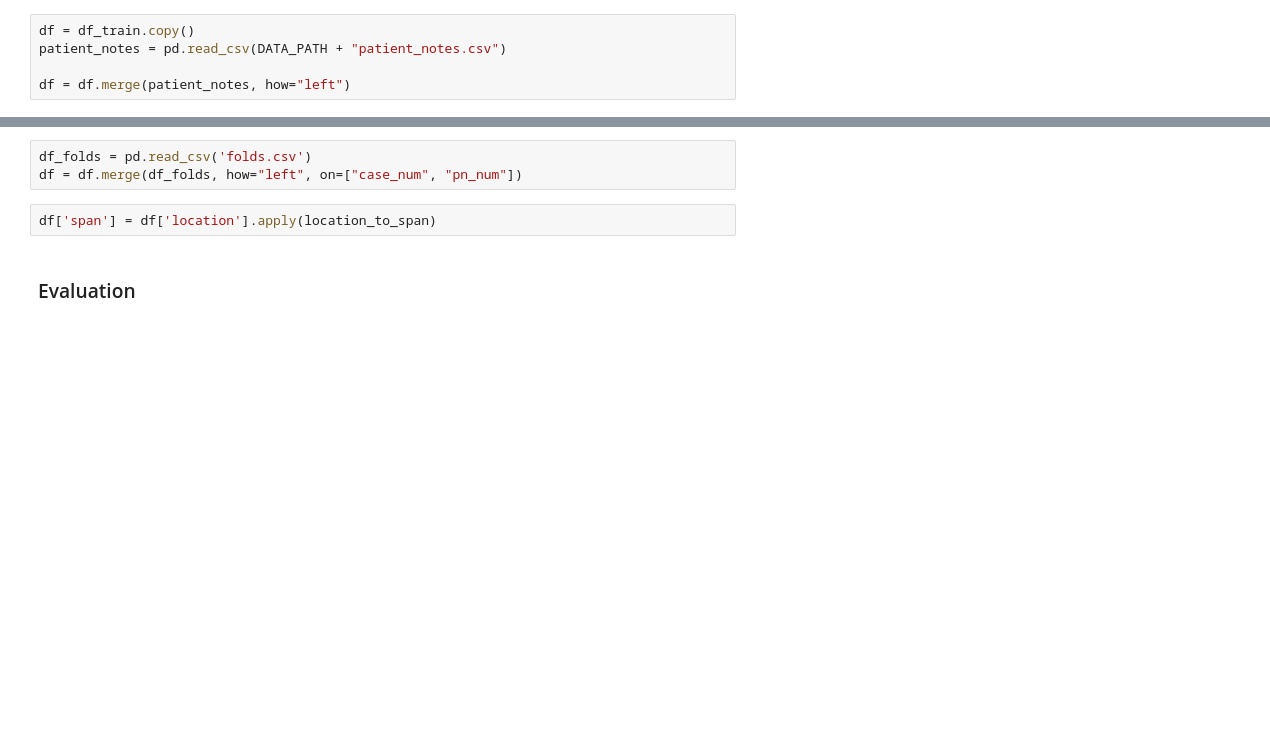
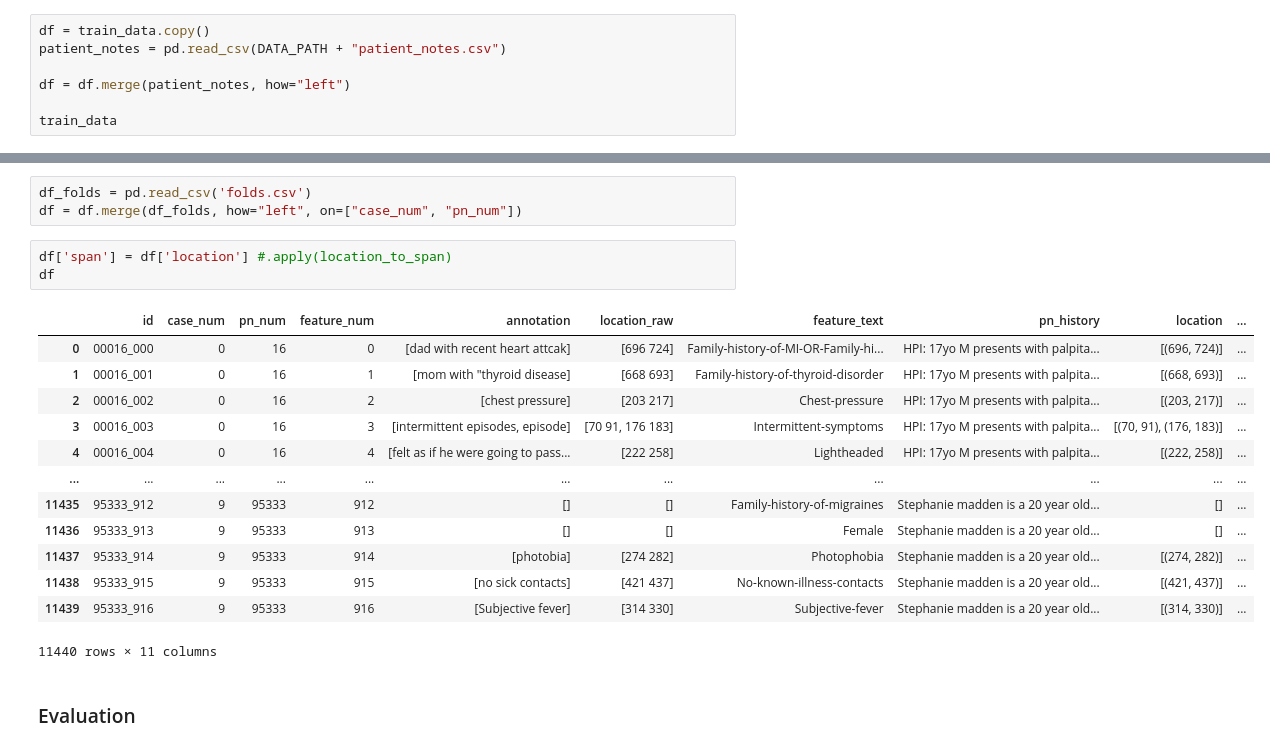
Before and after one commit to naveace/nbme_comp, a Jupyter notebook: src/project/experiments/theoviel_reproduction/luke_recreation/evaluation-metric-folds-baseline-MODIFIED.ipynb, the cells around one changed output, grey strips where cells are left out. Cells and saved outputs as stored; diff of their text form; blank space fills up the shorter version.

```diff
--- a/src/project/experiments/theoviel_reproduction/luke_recreation/evaluation-metric-folds-baseline-MODIFIED.ipynb
+++ b/src/project/experiments/theoviel_reproduction/luke_recreation/evaluation-metric-folds-baseline-MODIFIED.ipynb
@@ -223,7 +224,9 @@ def location_to_span(location):
 
     return spans
 # %%
-df = df_train.copy()
+df = train_data.copy()
 patient_notes = pd.read_csv(DATA_PATH + "patient_notes.csv")
 
 df = df.merge(patient_notes, how="left")
+
+train_data
@@ -231,6 +248,21 @@ df = df.merge(patient_notes, how="left")
 df_folds = pd.read_csv('folds.csv')
 df = df.merge(df_folds, how="left", on=["case_num", "pn_num"])
 # %%
-df['span'] = df['location'].apply(location_to_span)
+df['span'] = df['location'] #.apply(location_to_span)
+df
+# %% [output]
+|  | id | case_num | pn_num | feature_num | annotation | location_raw | feature_text | pn_history | location | ... |
+| 0 | 00016_000 | 0 | 16 | 0 | [dad with recent heart attcak] | [696 724] | Family-history-of-MI-OR-Family-hi... | HPI: 17yo M presents with palpita... | [(696, 724)] | ... |
+| 1 | 00016_001 | 0 | 16 | 1 | [mom with "thyroid disease] | [668 693] | Family-history-of-thyroid-disorder | HPI: 17yo M presents with palpita... | [(668, 693)] | ... |
+| 2 | 00016_002 | 0 | 16 | 2 | [chest pressure] | [203 217] | Chest-pressure | HPI: 17yo M presents with palpita... | [(203, 217)] | ... |
+| 3 | 00016_003 | 0 | 16 | 3 | [intermittent episodes, episode] | [70 91, 176 183] | Intermittent-symptoms | HPI: 17yo M presents with palpita... | [(70, 91), (176, 183)] | ... |
+| 4 | 00016_004 | 0 | 16 | 4 | [felt as if he were going to pass... | [222 258] | Lightheaded | HPI: 17yo M presents with palpita... | [(222, 258)] | ... |
+| ... | ... | ... | ... | ... | ... | ... | ... | ... | ... | ... |
+| 11435 | 95333_912 | 9 | 95333 | 912 | [] | [] | Family-history-of-migraines | Stephanie madden is a 20 year old... | [] | ... |
+| 11436 | 95333_913 | 9 | 95333 | 913 | [] | [] | Female | Stephanie madden is a 20 year old... | [] | ... |
+| 11437 | 95333_914 | 9 | 95333 | 914 | [photobia] | [274 282] | Photophobia | Stephanie madden is a 20 year old... | [(274, 282)] | ... |
+| 11438 | 95333_915 | 9 | 95333 | 915 | [no sick contacts] | [421 437] | No-known-illness-contacts | Stephanie madden is a 20 year old... | [(421, 437)] | ... |
+| 11439 | 95333_916 | 9 | 95333 | 916 | [Subjective fever] | [314 330] | Subjective-fever | Stephanie madden is a 20 year old... | [(314, 330)] | ... |
+11440 rows × 11 columns
 # %% [markdown]
 ### Evaluation
```
Also changed, not shown: parts of 14 cells of this notebook, 4 other files.
